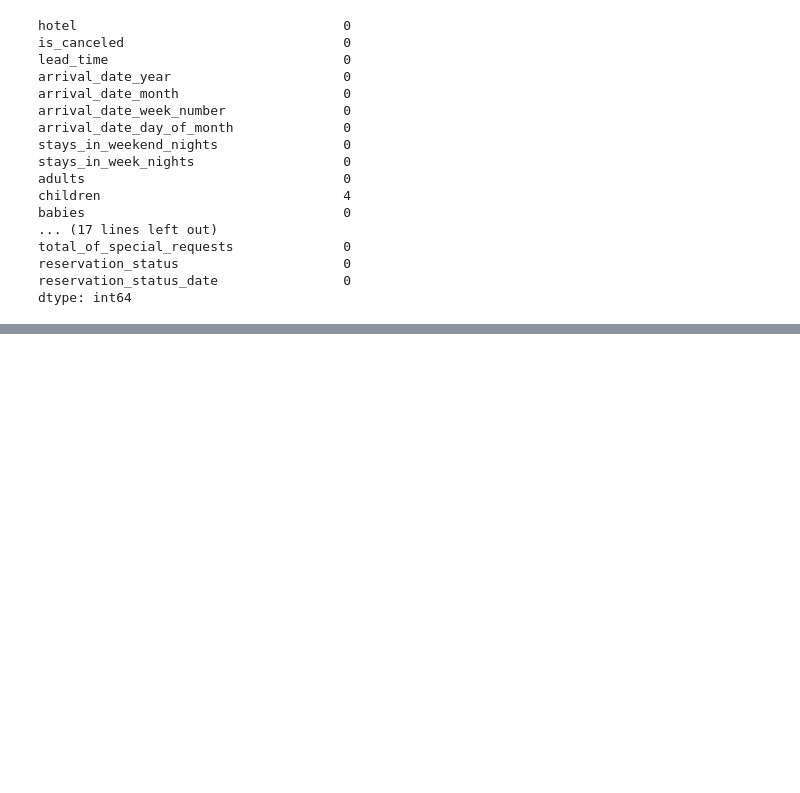
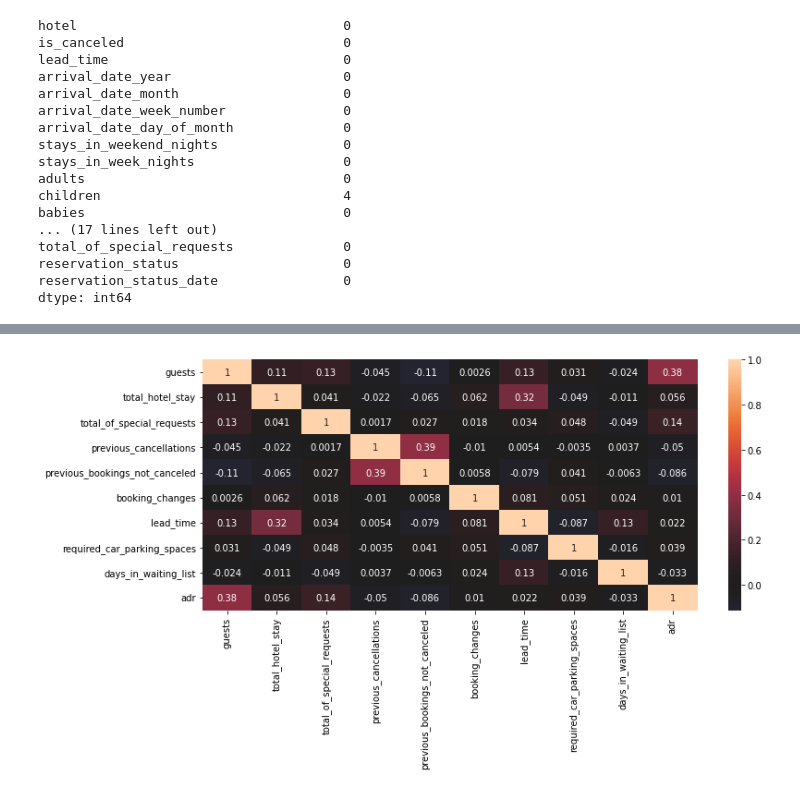
Before and after one commit to lawrencedhar/EDA-Hotel_Booking_Analysis, a Jupyter notebook: Hotel_Booking_Analysis_Capstone_Project.ipynb, the cells around one changed output, grey strips where cells are left out. Saved outputs shown, nothing was run; the diff lists cells and outputs as text; code cells hidden in the pictures; blank space fills up the shorter version.

```diff
--- a/Hotel_Booking_Analysis_Capstone_Project.ipynb
+++ b/Hotel_Booking_Analysis_Capstone_Project.ipynb
@@ -130,0 +371,3 @@ dtype: int64
+# %%
+# adding 3 columns adults,children and babies column to a column name guests
+df["guests"]=df["adults"] + df["children"] + df["babies"]
@@ -130,0 +396,3 @@ dtype: int64
+# %%
+# calculating the total_hotel_stay
+df["total_hotel_stay"]=df.stays_in_week_nights + df.stays_in_weekend_nights
@@ -130,0 +428,3 @@ dtype: int64
+# %%
+# Dropping the duplicate records.
+df.drop_duplicates(inplace=True)
@@ -130,0 +462,4 @@ dtype: int64
+# %%
+# droping all records with 0 as guest entries.
+zero_guest_data_index=df[df["guests"]==0].index
+df.drop(zero_guest_data_index,inplace=True)
@@ -130,0 +505,9 @@ dtype: int64
+# %%
+# Introducing a new data frame with select columns of numerical data which are 10 in count.
+numerical_df=df[["guests","total_hotel_stay","total_of_special_requests","previous_cancellations","previous_bookings_not_canceled","booking_changes","lead_time","required_car_parking_spaces","days_in_waiting_list","adr"]]
+# Using Seaborn library to generate a heatmap to see which of the column data are correlated.
+plt.figure(figsize=(12,5))
+sns.heatmap(numerical_df.corr(),annot=True,center=0)
+plt.show()
+# %% [output]
+[figure, added]
```
Also changed, not shown: parts of 123 cells of this notebook.
